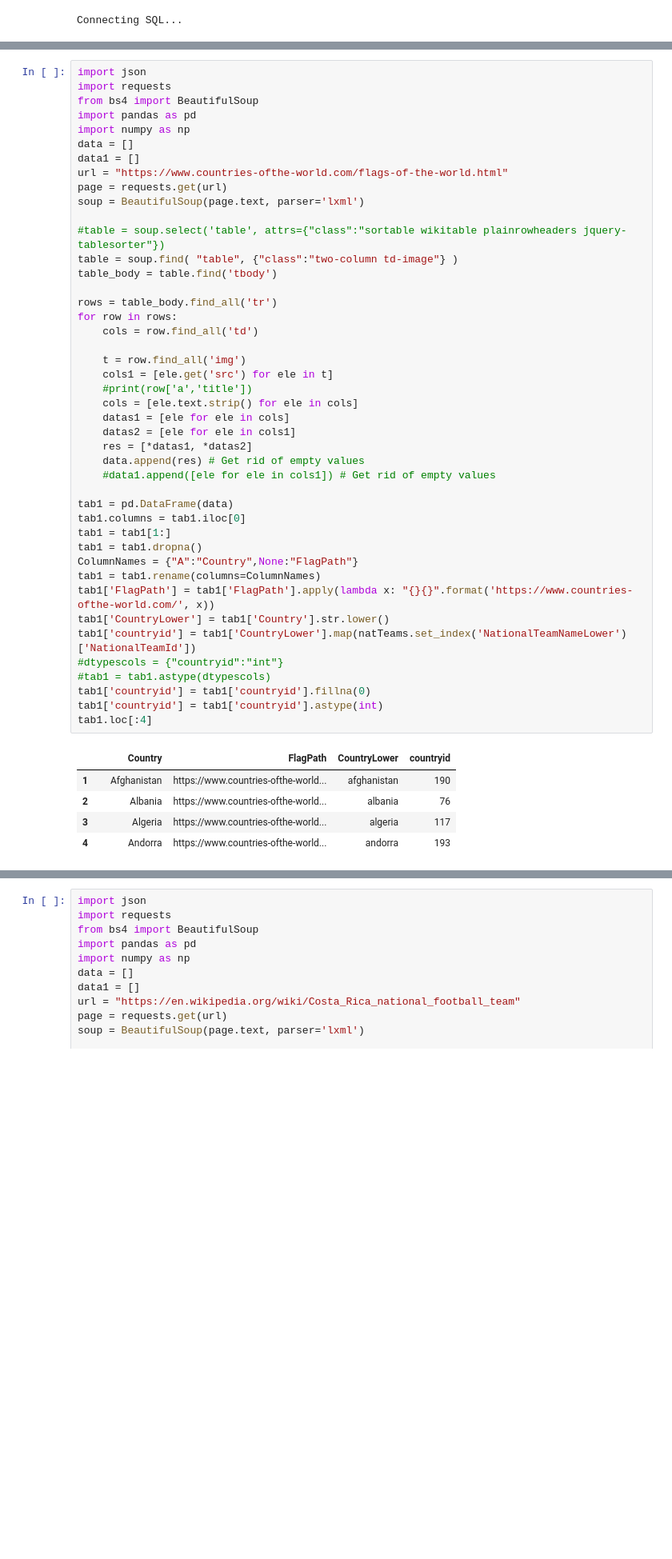
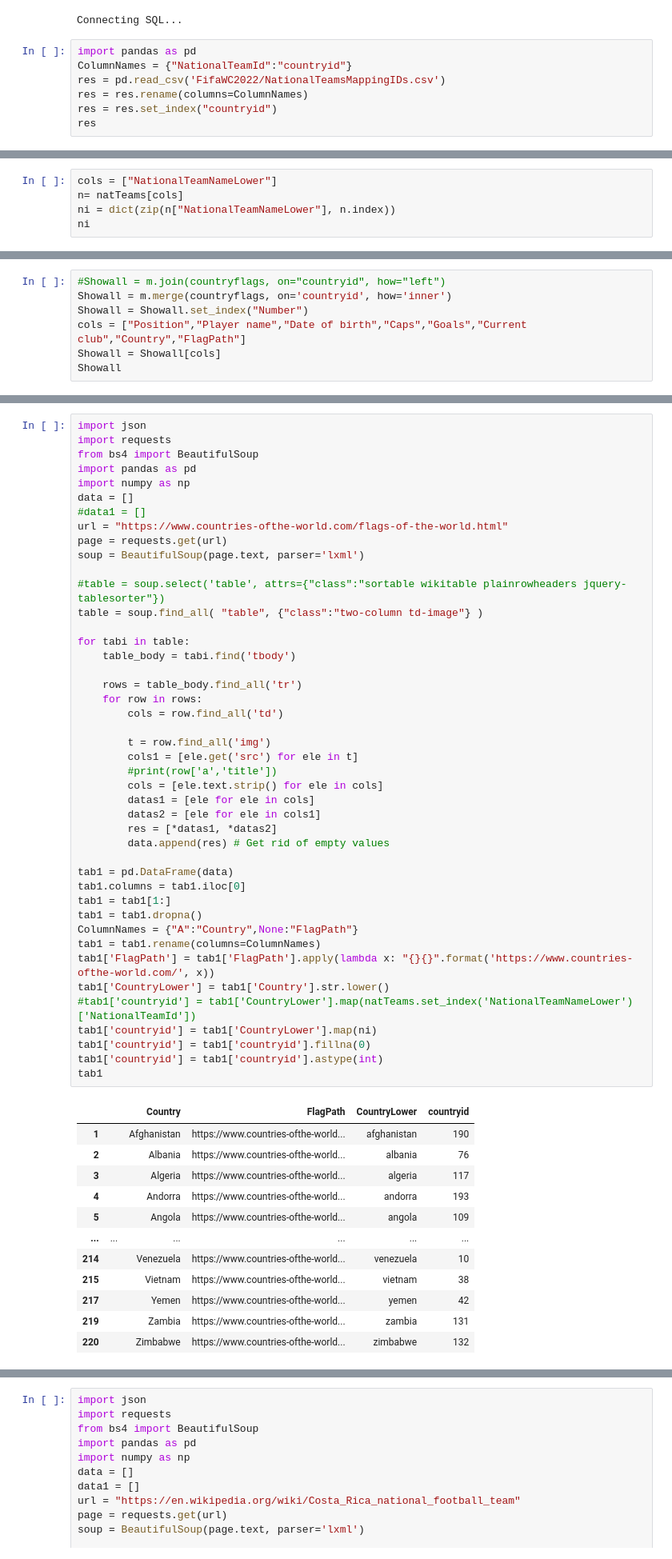
Before and after one commit to bujarkreci/jupyter-project, a Jupyter notebook: callPostgreEx/readTablesFromHTMLWiki.ipynb, the cells around one changed output, grey strips where cells are left out. Shown at 80% size. Saved outputs shown, nothing was run; the diff lists cells and outputs as text; blank space fills up the shorter version.

```diff
--- a/callPostgreEx/readTablesFromHTMLWiki.ipynb
+++ b/callPostgreEx/readTablesFromHTMLWiki.ipynb
@@ -19,3 +19,10 @@ res = pd.read_sql_query(stmt, con)
 res.to_csv('FifaWC2022/NationalTeamsMappingIDs.csv', index=False)
 # %% [output]
 Connecting SQL...
+# %%
+import pandas as pd
+ColumnNames = {"NationalTeamId":"countryid"}
+res = pd.read_csv('FifaWC2022/NationalTeamsMappingIDs.csv')
+res = res.rename(columns=ColumnNames)
+res = res.set_index("countryid")
+res
@@ -39,0 +63,5 @@ natTeams
+# %%
+cols = ["NationalTeamNameLower"]
+n= natTeams[cols]
+ni = dict(zip(n["NationalTeamNameLower"], n.index))
+ni
@@ -77,0 +183,7 @@ m
+# %%
+#Showall = m.join(countryflags, on="countryid", how="left")
+Showall = m.merge(countryflags, on='countryid', how='inner')
+Showall = Showall.set_index("Number")
+cols = ["Position","Player name","Date of birth","Caps","Goals","Current club","Country","FlagPath"]
+Showall = Showall[cols]
+Showall
@@ -79,49 +210,56 @@ m
 import json
 import requests
 from bs4 import BeautifulSoup
 import pandas as pd
 import numpy as np
 data = []
-data1 = []
+#data1 = []
 url = "https://www.countries-ofthe-world.com/flags-of-the-world.html"
 page = requests.get(url)
 soup = BeautifulSoup(page.text, parser='lxml')
 
 #table = soup.select('table', attrs={"class":"sortable wikitable plainrowheaders jquery-tablesorter"})
-table = soup.find( "table", {"class":"two-column td-image"} )
-table_body = table.find('tbody')
+table = soup.find_all( "table", {"class":"two-column td-image"} )
 
-rows = table_body.find_all('tr')
-for row in rows:
-    cols = row.find_all('td')
+for tabi in table:
+    table_body = tabi.find('tbody')
 
-    t = row.find_all('img')
-    cols1 = [ele.get('src') for ele in t]
-    #print(row['a','title'])
-    cols = [ele.text.strip() for ele in cols]
-    datas1 = [ele for ele in cols]
-    datas2 = [ele for ele in cols1]
-    res = [*datas1, *datas2]
-    data.append(res) # Get rid of empty values
-    #data1.append([ele for ele in cols1]) # Get rid of empty values
+    rows = table_body.find_all('tr')
+    for row in rows:
+        cols = row.find_all('td')
+
+        t = row.find_all('img')
+        cols1 = [ele.get('src') for ele in t]
+        #print(row['a','title'])
+        cols = [ele.text.strip() for ele in cols]
+        datas1 = [ele for ele in cols]
+        datas2 = [ele for ele in cols1]
+        res = [*datas1, *datas2]
+        data.append(res) # Get rid of empty values
 
 tab1 = pd.DataFrame(data)
 tab1.columns = tab1.iloc[0]
 tab1 = tab1[1:]
 tab1 = tab1.dropna()
 ColumnNames = {"A":"Country",None:"FlagPath"}
 tab1 = tab1.rename(columns=ColumnNames)
 tab1['FlagPath'] = tab1['FlagPath'].apply(lambda x: "{}{}".format('https://www.countries-ofthe-world.com/', x))
 tab1['CountryLower'] = tab1['Country'].str.lower()
-tab1['countryid'] = tab1['CountryLower'].map(natTeams.set_index('NationalTeamNameLower')['NationalTeamId'])
-#dtypescols = {"countryid":"int"}
-#tab1 = tab1.astype(dtypescols)
+#tab1['countryid'] = tab1['CountryLower'].map(natTeams.set_index('NationalTeamNameLower')['NationalTeamId'])
+tab1['countryid'] = tab1['CountryLower'].map(ni)
 tab1['countryid'] = tab1['countryid'].fillna(0)
 tab1['countryid'] = tab1['countryid'].astype(int)
-tab1.loc[:4]
+tab1
 # %% [output]
 |  |  | Country | FlagPath | CountryLower | countryid |
 | 1 |  | Afghanistan | https://www.countries-ofthe-world... | afghanistan | 190 |
 | 2 |  | Albania | https://www.countries-ofthe-world... | albania | 76 |
 | 3 |  | Algeria | https://www.countries-ofthe-world... | algeria | 117 |
 | 4 |  | Andorra | https://www.countries-ofthe-world... | andorra | 193 |
+| 5 |  | Angola | https://www.countries-ofthe-world... | angola | 109 |
+| ... | ... | ... | ... | ... | ... |
+| 214 |  | Venezuela | https://www.countries-ofthe-world... | venezuela | 10 |
+| 215 |  | Vietnam | https://www.countries-ofthe-world... | vietnam | 38 |
+| 217 |  | Yemen | https://www.countries-ofthe-world... | yemen | 42 |
+| 219 |  | Zambia | https://www.countries-ofthe-world... | zambia | 131 |
+| 220 |  | Zimbabwe | https://www.countries-ofthe-world... | zimbabwe | 132 |
```
Also changed, not shown: parts of 9 cells of this notebook, 5 other files.
